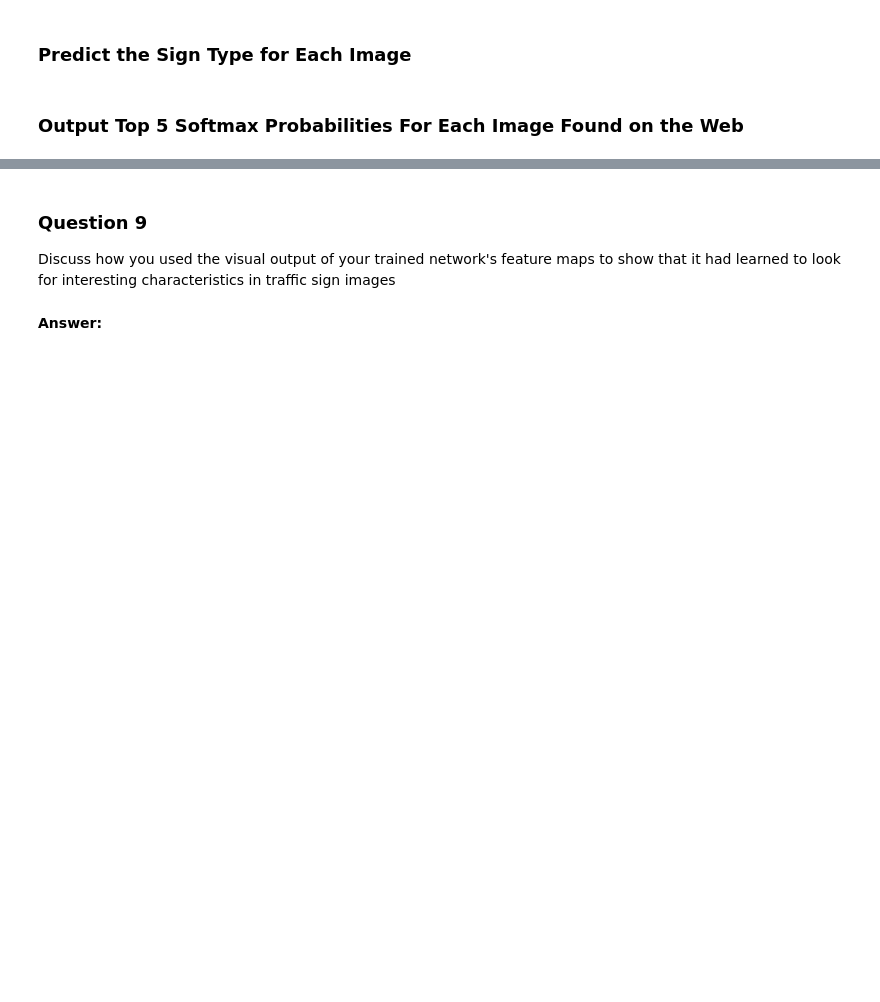
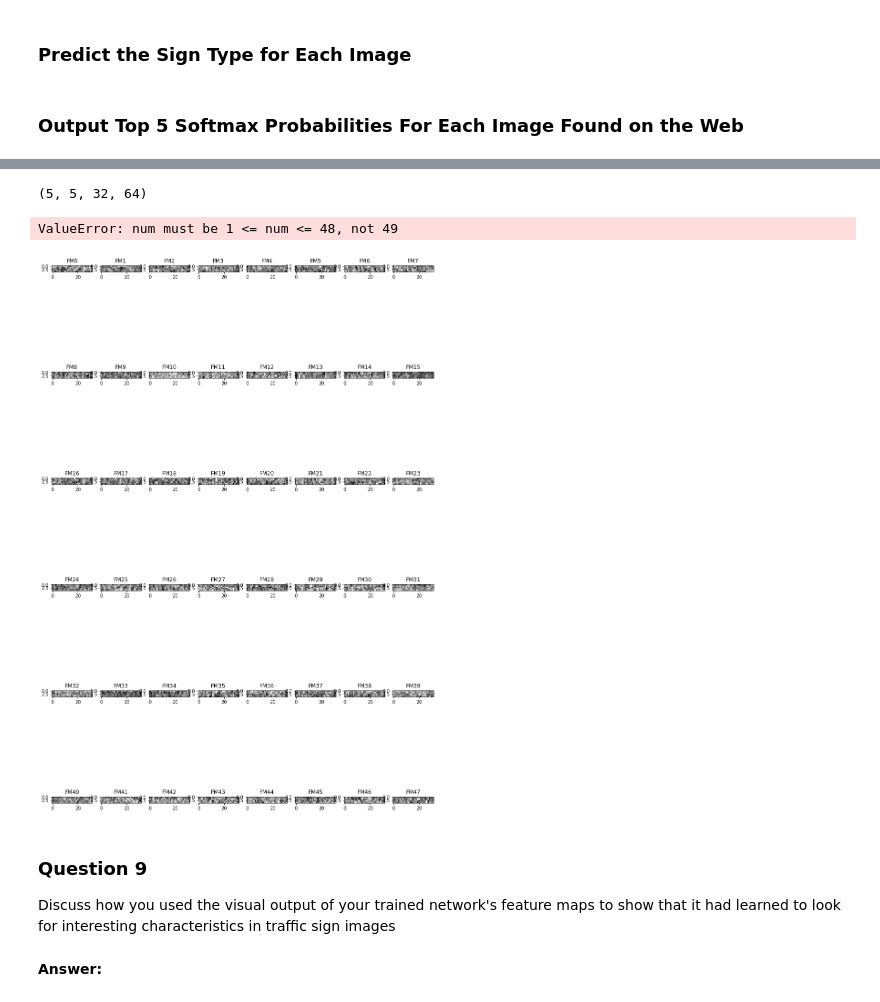
Before and after one commit to liamondrop/traffic-sign-classifier, a Jupyter notebook: Traffic_Sign_Classifier.ipynb, the cells around one changed output, grey strips where cells are left out. Drawn from its saved outputs; the diff is of its cells as text; code cells hidden in the pictures; blank space fills up the shorter version.

```diff
--- a/Traffic_Sign_Classifier.ipynb
+++ b/Traffic_Sign_Classifier.ipynb
@@ -250,7 +261,7 @@ training_operation = optimizer.minimize(loss_operation)
 # %%
 correct_prediction = tf.equal(tf.argmax(logits, 1), tf.argmax(one_hot_y, 1))
 accuracy_operation = tf.reduce_mean(tf.cast(correct_prediction, tf.float32))
-save_file = "./dataset/model-100.ckpt"
+save_file = "./dataset/model.ckpt"
 saver = tf.train.Saver()
 
 def evaluate(X_data, y_labels):
@@ -275,7 +286,7 @@ with tf.Session() as sess:
         X_train_process, y_train_process = shuffle(X_train_process, y_train_process)
         for offset in range(0, num_examples, BATCH_SIZE):
             end = offset + BATCH_SIZE
-            batch_x, batch_y = X_train_process[offset:end], y_train[offset:end]
+            batch_x, batch_y = X_train_process[offset:end], y_train_process[offset:end]
             sess.run(training_operation, feed_dict={X_vals: batch_x, y_vals: batch_y, keep_prob: 0.50})
         validation_accuracy = evaluate(X_valid_process, y_valid)
         print("EPOCH {} ...".format(i+1))
@@ -399,9 +425,17 @@ def outputFeatureMap(image_input, tf_activation, activation_min=-1, activation_m
 # %%
-for v in tf.get_collection(tf.GraphKeys.TRAINABLE_VARIABLES, scope="conv1"):
-    print(v)
-# with tf.Session() as sess:
-#     sess.run(tf.global_variables_initializer())
-#     sess.get_collection("relu")
+conv1_weights,_ = tf.get_collection(tf.GraphKeys.TRAINABLE_VARIABLES, scope="conv1")
+conv2_weights,_ = tf.get_collection(tf.GraphKeys.TRAINABLE_VARIABLES, scope="conv2")
+sign_img = sign_data_process[0]
+
+with tf.Session() as sess:
+    sess.run(tf.global_variables_initializer())
+    saver.restore(sess, save_file)
+#     outputFeatureMap(sign_img, conv1_weights)
+    outputFeatureMap(sign_img, conv2_weights)
+# %% [output]
+(5, 5, 32, 64)
+ValueError: num must be 1 <= num <= 48, not 49
+[figure, added]
 # %% [markdown]
 ### Question 9
 
```
Also changed, not shown: parts of 8 cells of this notebook.
